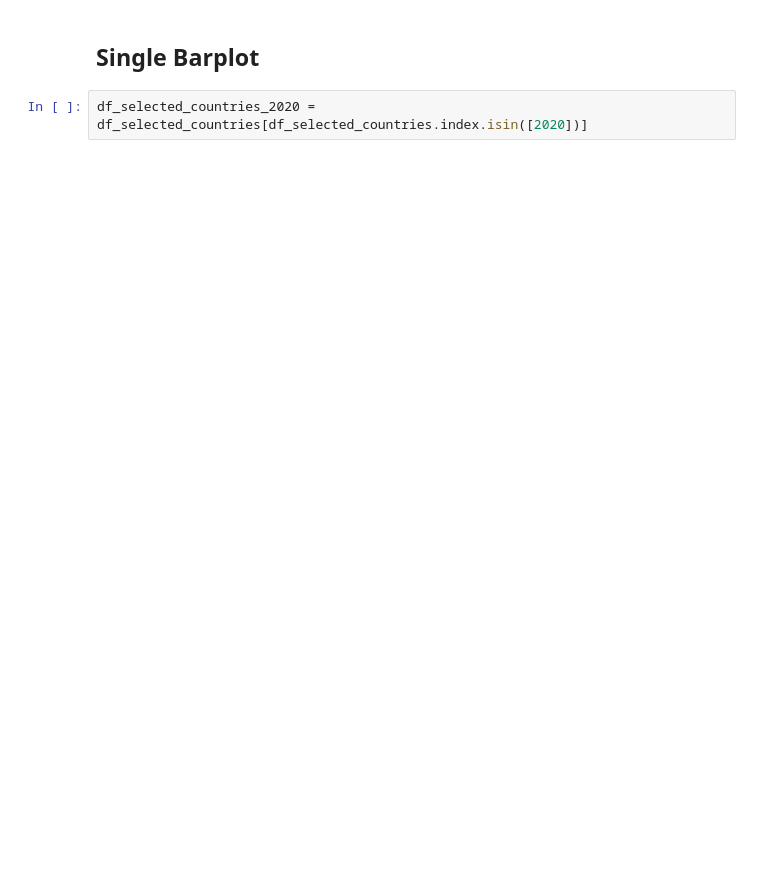
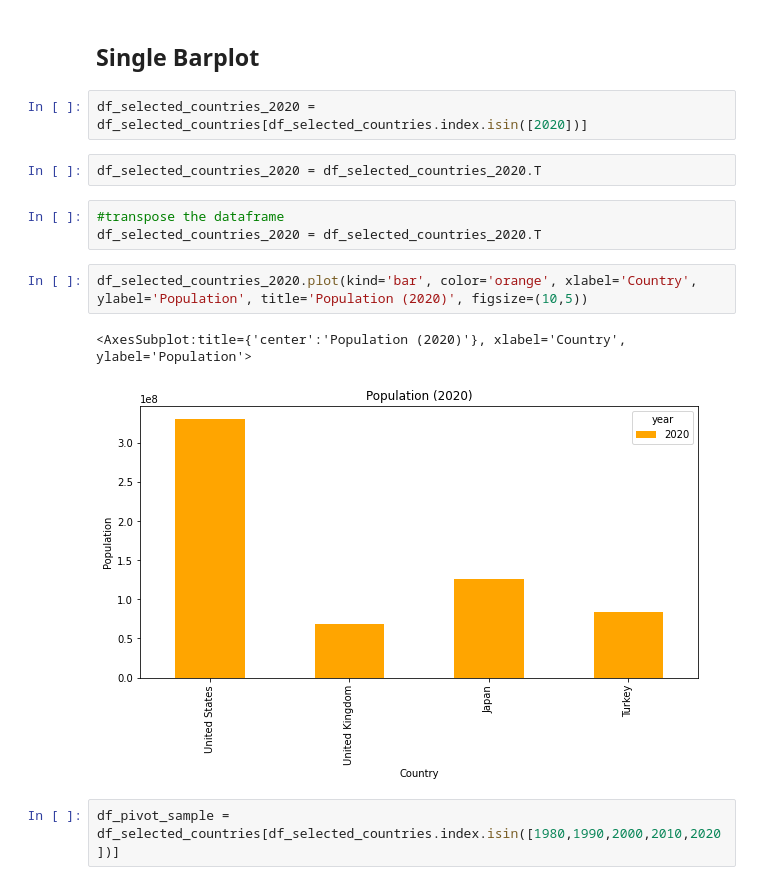
Before and after one commit to omrfyildiz/python-project, a Jupyter notebook: Pandas/pandas-exercise.ipynb, the cells around one changed output. Cells and saved outputs as stored; diff of their text form; blank space fills up the shorter version.

```diff
--- a/Pandas/pandas-exercise.ipynb
+++ b/Pandas/pandas-exercise.ipynb
@@ -681,3 +687,15 @@ df_selected_countries.plot(kind='line', xlabel='Year', ylabel='Population', titl
 ## Single Barplot
 # %%
 df_selected_countries_2020 = df_selected_countries[df_selected_countries.index.isin([2020])]
+# %%
+df_selected_countries_2020 = df_selected_countries_2020.T
+# %%
+#transpose the dataframe
+df_selected_countries_2020 = df_selected_countries_2020.T
+# %%
+df_selected_countries_2020.plot(kind='bar', color='orange', xlabel='Country', ylabel='Population', title='Population (2020)', figsize=(10,5))
+# %% [output]
+<AxesSubplot:title={'center':'Population (2020)'}, xlabel='Country', ylabel='Population'>
+[figure, added]
+# %%
+df_pivot_sample = df_selected_countries[df_selected_countries.index.isin([1980,1990,2000,2010,2020])]
```
Also changed, not shown: parts of 10 cells of this notebook.
